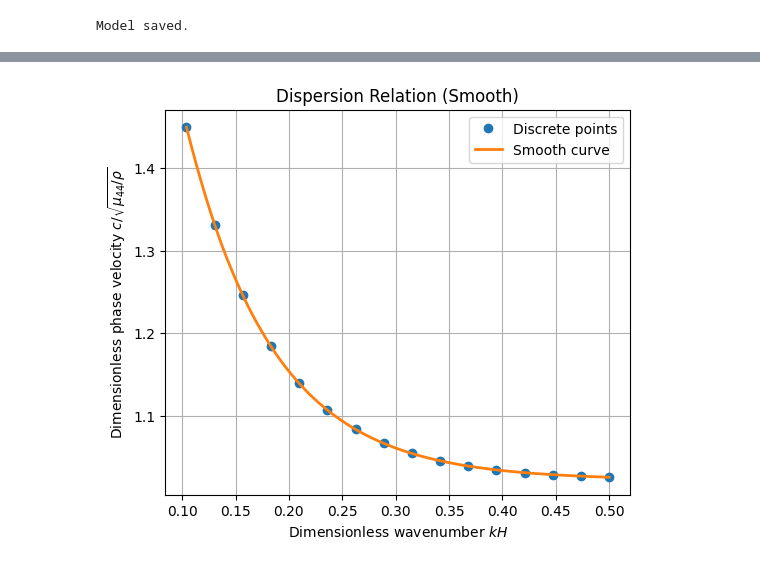
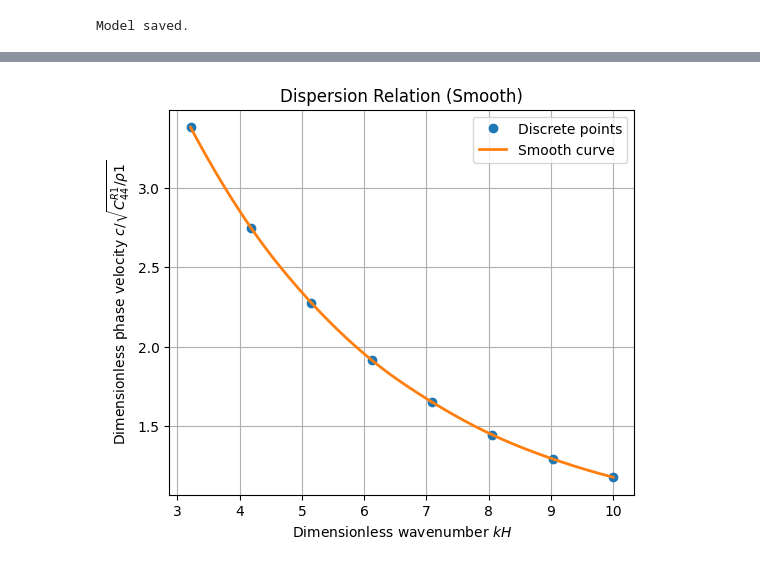
Before and after one commit to tdiksha758-png/pinn_FGM_loosley, a Jupyter notebook: experiments/pinn_loosley_code.ipynb, the cells around one changed output, grey strips where cells are left out. Saved outputs shown, nothing was run; the diff lists cells and outputs as text; code cells hidden in the pictures.

```diff
--- a/experiments/pinn_loosley_code.ipynb
+++ b/experiments/pinn_loosley_code.ipynb
@@ -61,26 +61,37 @@ PINN(
   )
 )
 # %%
-geom = CONFIG["GEOMETRY"]
+geom   = CONFIG["GEOMETRY"]
+domain = CONFIG["DOMAIN"]
 
-# Convert parameter dict values to tensors on DEVICE to preserve
-# gradient/device consistency inside residual computations
-params_layer_raw = CONFIG["LAYER"]
-params_half_raw  = CONFIG["SUBSTRATE"]
+# --------------------------------------------------
+# Convert parameters to tensors (Layer1 + Layer2)
+# --------------------------------------------------
+params_L1_raw = CONFIG["LAYER1"]
+params_L2_raw = CONFIG["LAYER2"]
+params_L3_raw = CONFIG["AIR"]
 import torch
-params_layer = {
+params_L1 = {
     kk: torch.tensor(v, device=DEVICE) if not isinstance(v, torch.Tensor) else v.to(DEVICE)
-    for kk, v in params_layer_raw.items()
+    for kk, v in params_L1_raw.items()
 }
-params_half = {
+
+params_L2 = {
     kk: torch.tensor(v, device=DEVICE) if not isinstance(v, torch.Tensor) else v.to(DEVICE)
-    for kk, v in params_half_raw.items()
+    for kk, v in params_L2_raw.items()
 }
-dispersion = []   # <-- DEFINE DISPERSION HERE
+params_L3 = {
+    kk: torch.tensor(v, device=DEVICE) if not isinstance(v, torch.Tensor) else v.to(DEVICE)
+    for kk, v in params_L3_raw.items()
+}
+# --------------------------------------------------
+# Storage
+# --------------------------------------------------
+dispersion = []
 # %%
 c = torch.nn.Parameter(
     torch.tensor(
-        (params_layer["mu_0"] / params_layer["rho_0"])**0.5,
+        (params_L1["C44R1"] / params_L1["rho1"])**0.5,
         device=DEVICE
     )
 )
@@ -467,34 +887,34 @@ Dispersion data (non-dimensional):
 # %%
 import numpy as np
 import matplotlib.pyplot as plt
 from scipy.interpolate import make_interp_spline
 
-# If not already done, convert tensors to numpy arrays
+# Convert tensors → numpy
 kH_np = kH.cpu().numpy() if hasattr(kH, 'cpu') else np.array(kH)
 c_norm_np = c_norm.cpu().numpy() if hasattr(c_norm, 'cpu') else np.array(c_norm)
 
-# Sort values for interpolation (required for spline)
+# Sort
 sort_idx = np.argsort(kH_np)
 kH_sorted = kH_np[sort_idx]
 c_norm_sorted = c_norm_np[sort_idx]
 
 # Create smooth curve using cubic spline
 kH_smooth = np.linspace(kH_sorted.min(), kH_sorted.max(), 300)
 spline = make_interp_spline(kH_sorted, c_norm_sorted, k=2)
 c_norm_smooth = spline(kH_smooth)
 
 # Plot both discrete points and smooth curve
 plt.figure(figsize=(6, 5))
 plt.plot(kH_sorted, c_norm_sorted, 'o', label='Discrete points')
 plt.plot(kH_smooth, c_norm_smooth, '-', label='Smooth curve', linewidth=2)
 plt.xlabel("Dimensionless wavenumber $kH$")
-plt.ylabel("Dimensionless phase velocity $c/\\sqrt{\\mu_{44}/\\rho}$")
+plt.ylabel("Dimensionless phase velocity $c/\\sqrt{C_{44}^{R1}/\\rho1}$")
 plt.title("Dispersion Relation (Smooth)")
 plt.grid(True)
 plt.legend()
 plt.show()
 # %% [output]
-[figure, old version]
+[figure, new version]
 # %%
 # Save PINN dispersion data
 np.savetxt(
```
Also changed, not shown: parts of 26 cells of this notebook, 12 other files.
